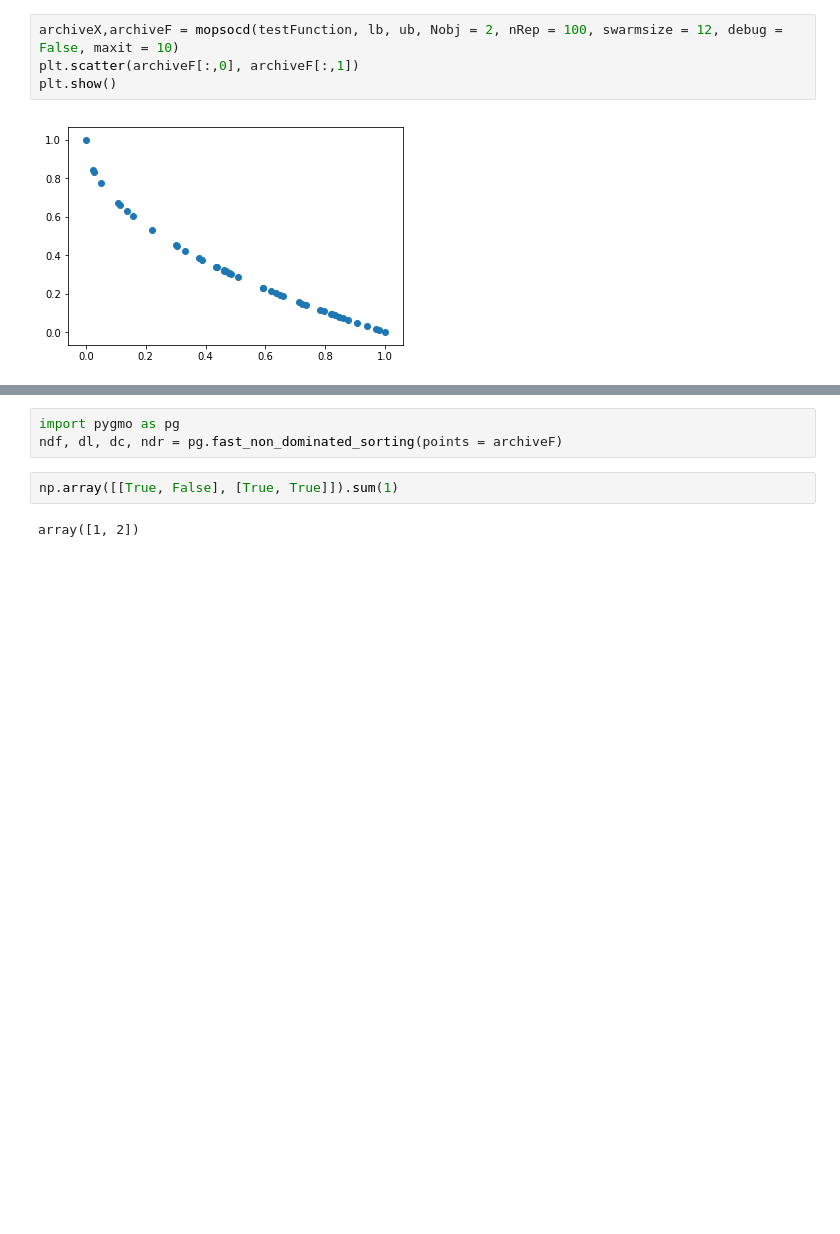
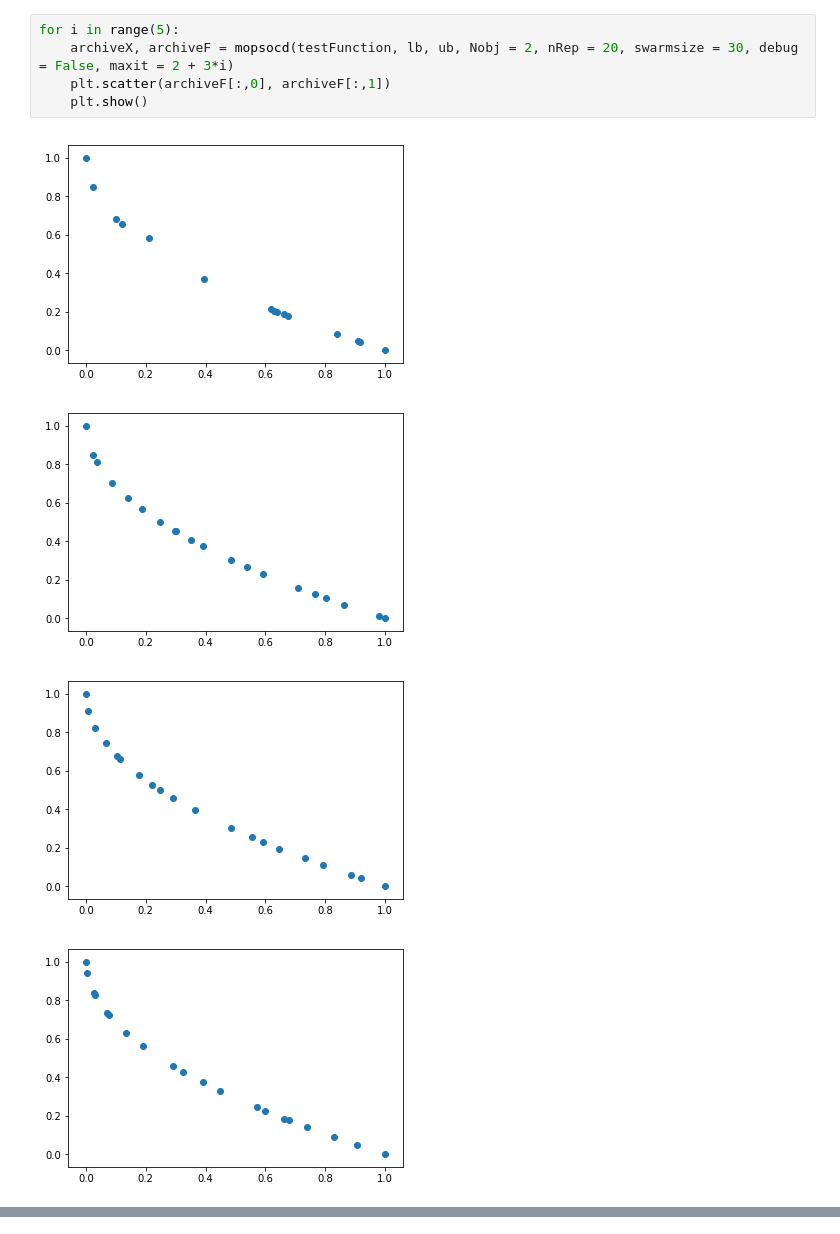
Before and after one commit to Ilyas979/PSO-for-BESSY-II, a Jupyter notebook: mopso_run.ipynb, the cells around one changed output, grey strips where cells are left out. Cells and saved outputs as stored; diff of their text form; blank space fills up the shorter version.

```diff
--- a/mopso_run.ipynb
+++ b/mopso_run.ipynb
@@ -16,6 +26,10 @@ ub = np.array([1.0]*dim)
 # %%
-archiveX,archiveF = mopsocd(testFunction, lb, ub, Nobj = 2, nRep = 100, swarmsize = 12, debug = False, maxit = 10)
-plt.scatter(archiveF[:,0], archiveF[:,1])
-plt.show()
+for i in range(5):
+    archiveX, archiveF = mopsocd(testFunction, lb, ub, Nobj = 2, nRep = 20, swarmsize = 30, debug = False, maxit = 2 + 3*i)
+    plt.scatter(archiveF[:,0], archiveF[:,1])
+    plt.show()
 # %% [output]
-[figure, old version]
+[figure, new version]
+[figure, added]
+[figure, added]
+[figure, added]
@@ -22,7 +36,0 @@ plt.show()
-# %%
-import pygmo as pg
-ndf, dl, dc, ndr = pg.fast_non_dominated_sorting(points = archiveF)
-# %%
-np.array([[True, False], [True, True]]).sum(1)
-# %% [output]
-array([1, 2])
```
Also changed, not shown: parts of 8 cells of this notebook, 1 other file.
